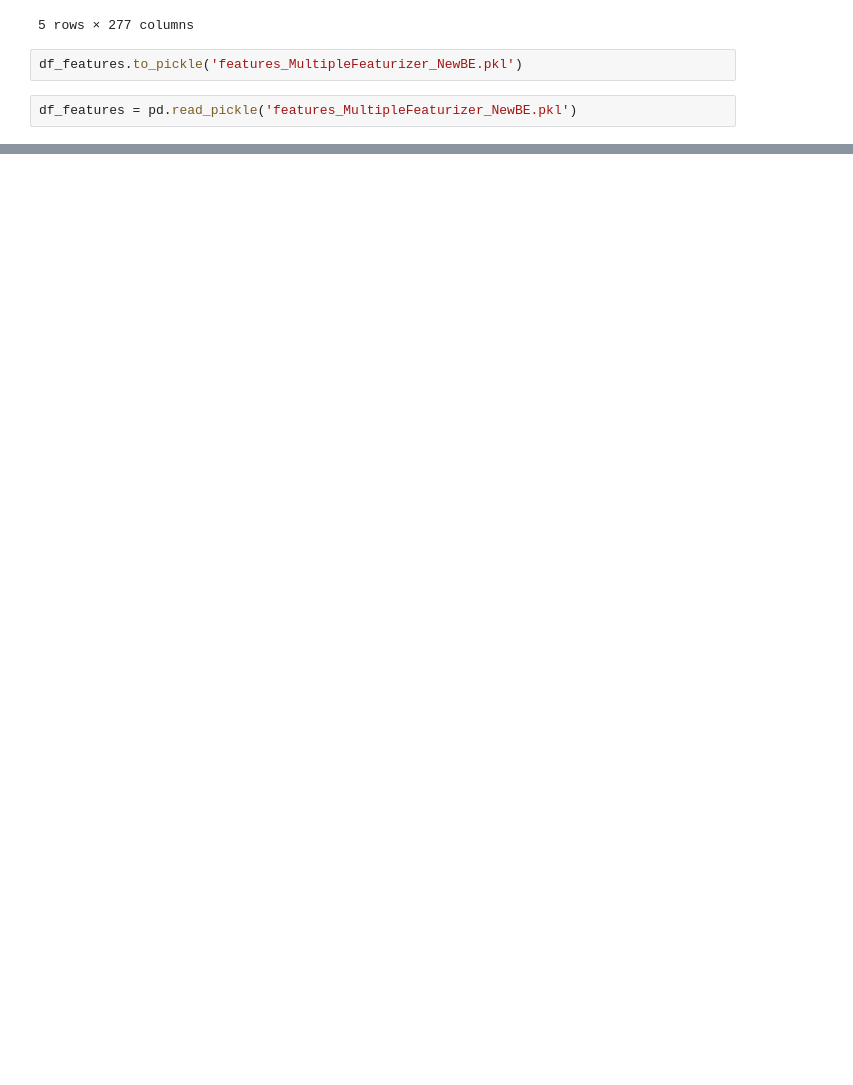
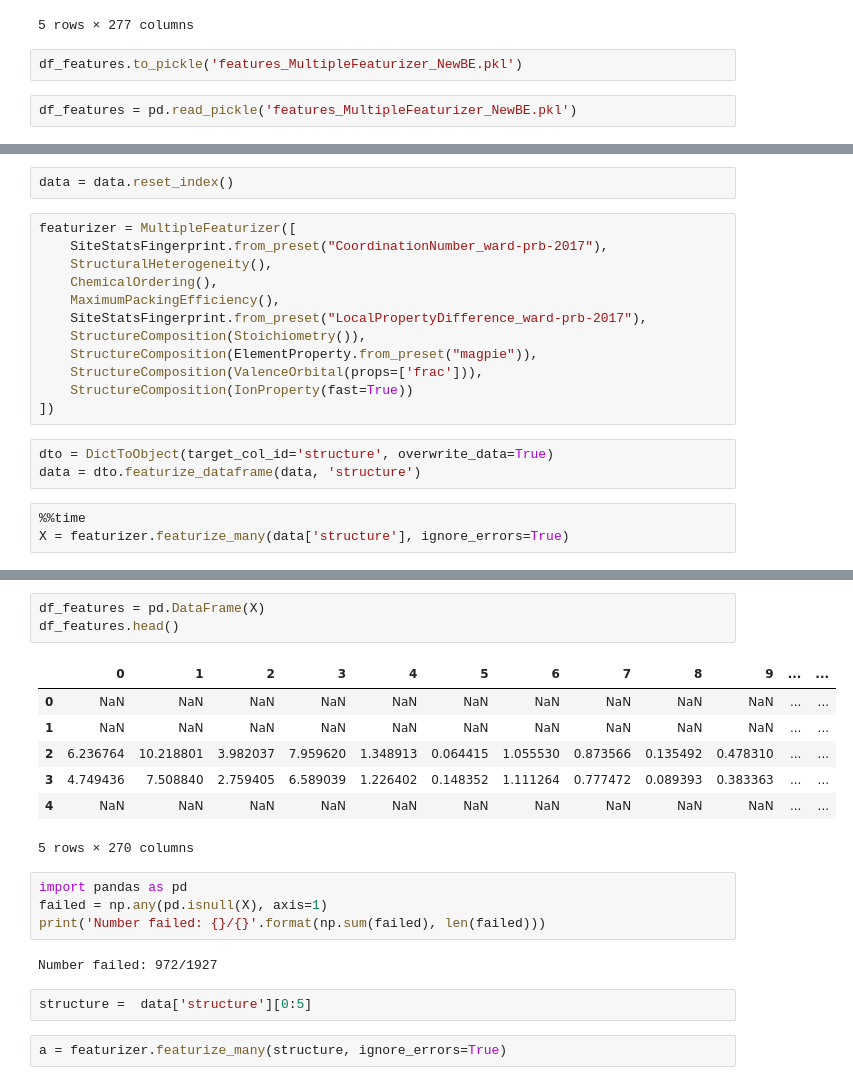
Before and after one commit to Mohammad-vahdat/machine-learning-dimensionalities-and-binding-energy, a Jupyter notebook: NewBE-featurizations.ipynb, the cells around one changed output, grey strips where cells are left out. Saved outputs shown, nothing was run; the diff lists cells and outputs as text; blank space fills up the shorter version.

```diff
--- a/NewBE-featurizations.ipynb
+++ b/NewBE-featurizations.ipynb
@@ -226,0 +329,20 @@ len(df_features.dropna())
+# %%
+data = data.reset_index()
+# %%
+featurizer = MultipleFeaturizer([
+    SiteStatsFingerprint.from_preset("CoordinationNumber_ward-prb-2017"),
+    StructuralHeterogeneity(),
+    ChemicalOrdering(),
+    MaximumPackingEfficiency(),
+    SiteStatsFingerprint.from_preset("LocalPropertyDifference_ward-prb-2017"),
+    StructureComposition(Stoichiometry()),
+    StructureComposition(ElementProperty.from_preset("magpie")),
+    StructureComposition(ValenceOrbital(props=['frac'])),
+    StructureComposition(IonProperty(fast=True))
+])
+# %%
+dto = DictToObject(target_col_id='structure', overwrite_data=True)
+data = dto.featurize_dataframe(data, 'structure')
+# %%
+%%time
+X = featurizer.featurize_many(data['structure'], ignore_errors=True)
@@ -226,0 +352,21 @@ len(df_features.dropna())
+# %%
+df_features = pd.DataFrame(X)
+df_features.head()
+# %% [output]
+|  | 0 | 1 | 2 | 3 | 4 | 5 | 6 | 7 | 8 | 9 | ... | ... |
+| 0 | NaN | NaN | NaN | NaN | NaN | NaN | NaN | NaN | NaN | NaN | ... | ... |
+| 1 | NaN | NaN | NaN | NaN | NaN | NaN | NaN | NaN | NaN | NaN | ... | ... |
+| 2 | 6.236764 | 10.218801 | 3.982037 | 7.959620 | 1.348913 | 0.064415 | 1.055530 | 0.873566 | 0.135492 | 0.478310 | ... | ... |
+| 3 | 4.749436 | 7.508840 | 2.759405 | 6.589039 | 1.226402 | 0.148352 | 1.111264 | 0.777472 | 0.089393 | 0.383363 | ... | ... |
+| 4 | NaN | NaN | NaN | NaN | NaN | NaN | NaN | NaN | NaN | NaN | ... | ... |
+5 rows × 270 columns
+# %%
+import pandas as pd
+failed = np.any(pd.isnull(X), axis=1)
+print('Number failed: {}/{}'.format(np.sum(failed), len(failed)))
+# %% [output]
+Number failed: 972/1927
+# %%
+structure =  data['structure'][0:5]
+# %%
+a = featurizer.featurize_many(structure, ignore_errors=True)
```
Also changed, not shown: parts of 24 cells of this notebook, 3 other files.
